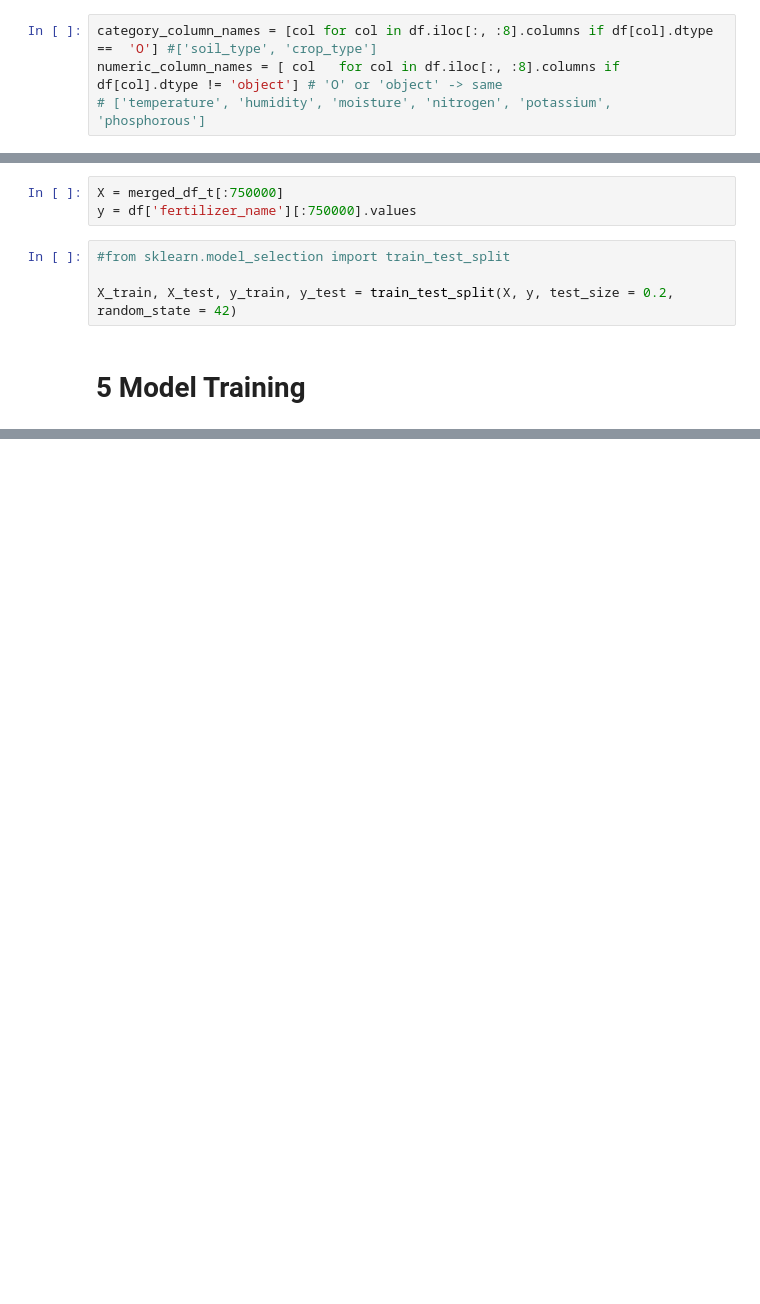
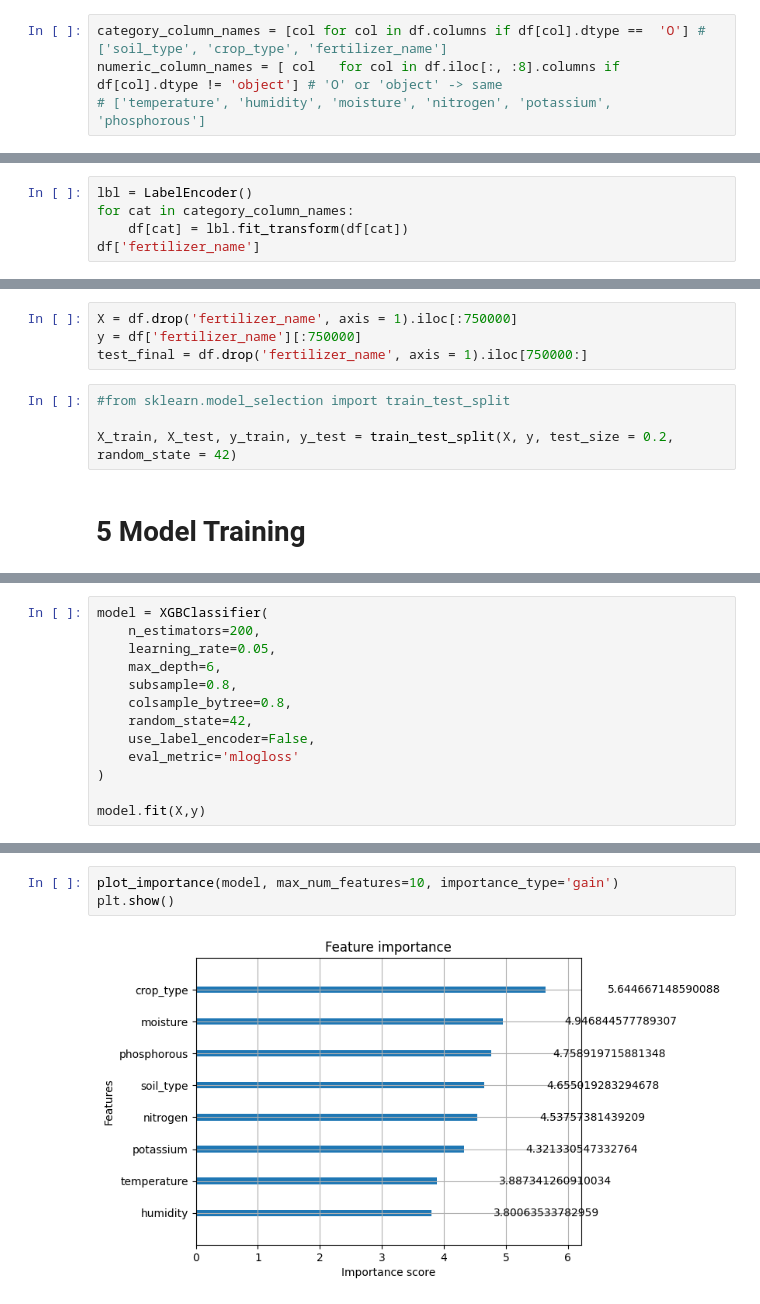
Before and after one commit to Viswa220522/predicting_optimal_fertilizers, a Jupyter notebook: Predicting Optimal Fertilizers.ipynb, the cells around one changed output, grey strips where cells are left out. Cells and saved outputs as stored; diff of their text form; blank space fills up the shorter version.

Commit message:
XGboost result+Hyperpermeter tuning+LabelEncoder-dummy variables

```diff
--- a/Predicting Optimal Fertilizers.ipynb
+++ b/Predicting Optimal Fertilizers.ipynb
@@ -231,4 +191,4 @@ Name: fertilizer_name, Length: 1000000, dtype: int64
 # %%
-category_column_names = [col for col in df.iloc[:, :8].columns if df[col].dtype ==  'O'] #['soil_type', 'crop_type']
+category_column_names = [col for col in df.columns if df[col].dtype ==  'O'] #['soil_type', 'crop_type', 'fertilizer_name']
 numeric_column_names = [ col   for col in df.iloc[:, :8].columns if df[col].dtype != 'object'] # 'O' or 'object' -> same
 # ['temperature', 'humidity', 'moisture', 'nitrogen', 'potassium', 'phosphorous']
@@ -238,0 +195,5 @@ merged_df.drop(category_column_names, axis = 1, inplace = True) # droped origina
+# %%
+lbl = LabelEncoder()
+for cat in category_column_names:
+    df[cat] = lbl.fit_transform(df[cat])
+df['fertilizer_name']
@@ -305,8 +258,9 @@ array([[ 1.3662452 ,  1.34834076, -0.77883206, ...,  3.26345269,
 # %% [markdown]
 # 4 Data Preparation
 # %%
-X = merged_df_t[:750000]
-y = df['fertilizer_name'][:750000].values
+X = df.drop('fertilizer_name', axis = 1).iloc[:750000]
+y = df['fertilizer_name'][:750000]
+test_final = df.drop('fertilizer_name', axis = 1).iloc[750000:]
 # %%
 #from sklearn.model_selection import train_test_split
 
@@ -378,0 +334,13 @@ accuracy_score(y_test, y_pred) # 0.19248666666666667
+# %%
+model = XGBClassifier(
+    n_estimators=200,
+    learning_rate=0.05,
+    max_depth=6,
+    subsample=0.8,
+    colsample_bytree=0.8,
+    random_state=42,
+    use_label_encoder=False,
+    eval_metric='mlogloss'
+)
+
+model.fit(X,y)
@@ -378,0 +393,5 @@ accuracy_score(y_test, y_pred) # 0.19248666666666667
+# %%
+plot_importance(model, max_num_features=10, importance_type='gain')
+plt.show()
+# %% [output]
+[figure, added]
```
Also changed, not shown: parts of 29 cells of this notebook, 1 other file.
